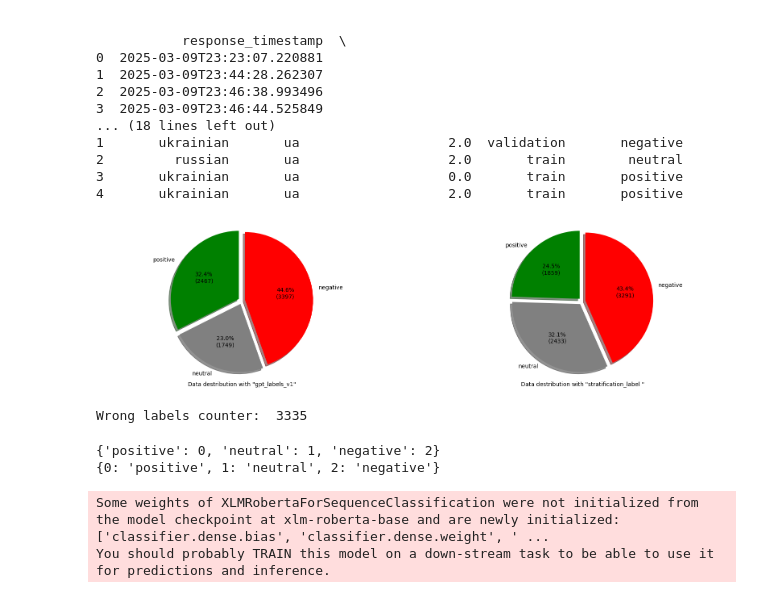
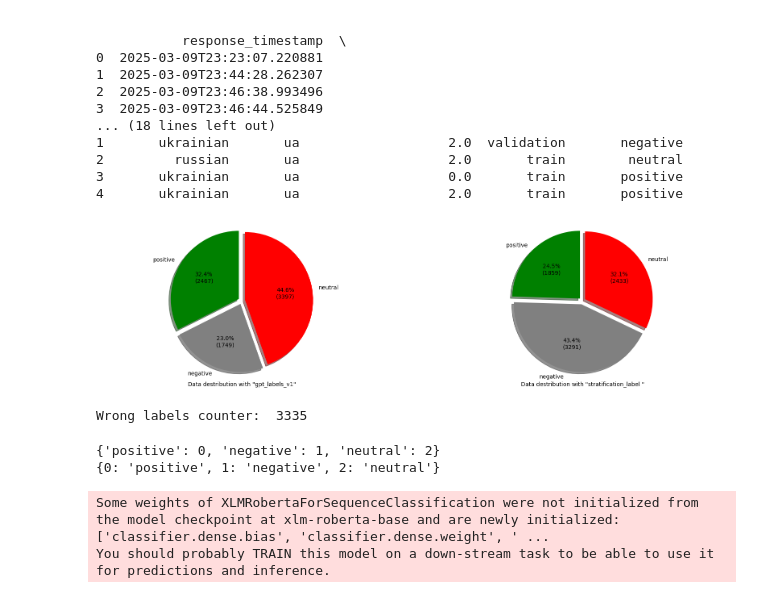
Before and after one commit to DenysZakharovGH/NPL-awesome-ukrainian, a Jupyter notebook: Untitled.ipynb, the cells around one changed output. Drawn from its saved outputs; the diff is of its cells as text; code cells hidden in the pictures.

```diff
--- a/Untitled.ipynb
+++ b/Untitled.ipynb
@@ -87,37 +87,37 @@ positive_amount = only_ukrainian_df[only_ukrainian_df["gpt_labels_v1"] == labels
 neutral_amount  = only_ukrainian_df[only_ukrainian_df["gpt_labels_v1"] == labels.index("neutral")]
 negative_amount = only_ukrainian_df[only_ukrainian_df["gpt_labels_v1"] == labels.index("negative")]
 
-labels = ['positive', 'neutral', 'negative']
+#labels = ['positive', 'neutral', 'negative']
 sizes = [len(positive_amount), len(neutral_amount), len(negative_amount),]
 colors = ['green','grey', "red"]
 explode = (0.05, 0.05, 0.05)
 
 axes[0].pie(sizes, labels=labels, colors=colors,
         autopct= lambda pct: autopct_format(pct, sizes),
         startangle=90, explode=explode, shadow=True)
 
 axes[0].set_xlabel('Data destribution with "gpt_labels_v1"')
 axes[0].axis('equal')
 
 positive_amount = only_ukrainian_df[only_ukrainian_df["stratification_label"] == labels.index("positive")]
 neutral_amount  = only_ukrainian_df[only_ukrainian_df["stratification_label"] == labels.index("neutral")]
 negative_amount = only_ukrainian_df[only_ukrainian_df["stratification_label"] == labels.index("negative")]
 
-labels = ['positive', 'neutral', 'negative']
+#labels = ['positive', 'neutral', 'negative']
 sizes = [len(positive_amount), len(neutral_amount), len(negative_amount),]
 colors = ['green','grey', "red"]
 explode = (0.05, 0.05, 0.05)
 
 axes[1].pie(sizes, labels=labels, colors=colors,
         autopct= lambda pct: autopct_format(pct, sizes),
         startangle=90, explode=explode, shadow=True)
 
 axes[1].set_xlabel('Data destribution with "stratification_label "')
 axes[1].axis('equal')
 
 plt.show()
 # %% [output]
-[figure, old version]
+[figure, new version]
 # %%
 # stratification_label
 #Коли ти вказуєш, що треба стратифікувати за label, алгоритм під час розбиття гарантує:
@@ -140,7 +140,7 @@ id2label = {i:lab for lab,i in label2id.items()}
 print(label2id)
 print(id2label)
 # %% [output]
-{'positive': 0, 'neutral': 1, 'negative': 2}
-{0: 'positive', 1: 'neutral', 2: 'negative'}
+{'positive': 0, 'negative': 1, 'neutral': 2}
+{0: 'positive', 1: 'negative', 2: 'neutral'}
 # %%
 # set a pretrained model -> return tourch object
```
Also changed, not shown: parts of 8 cells of this notebook, 1 other file.
